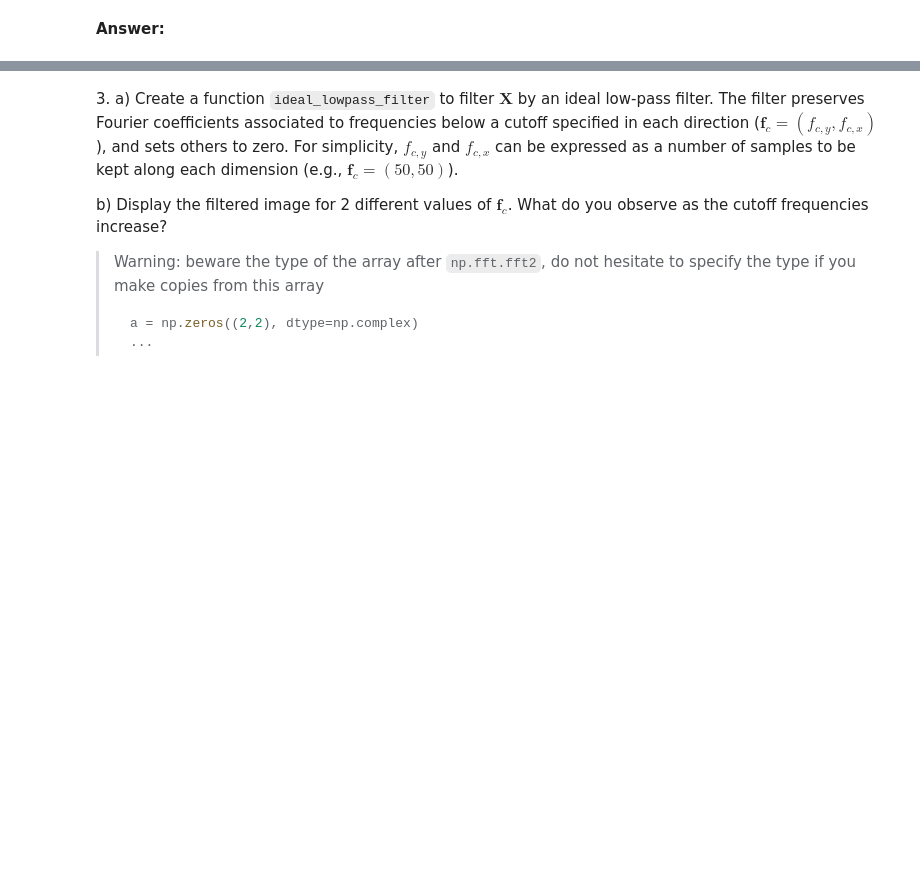
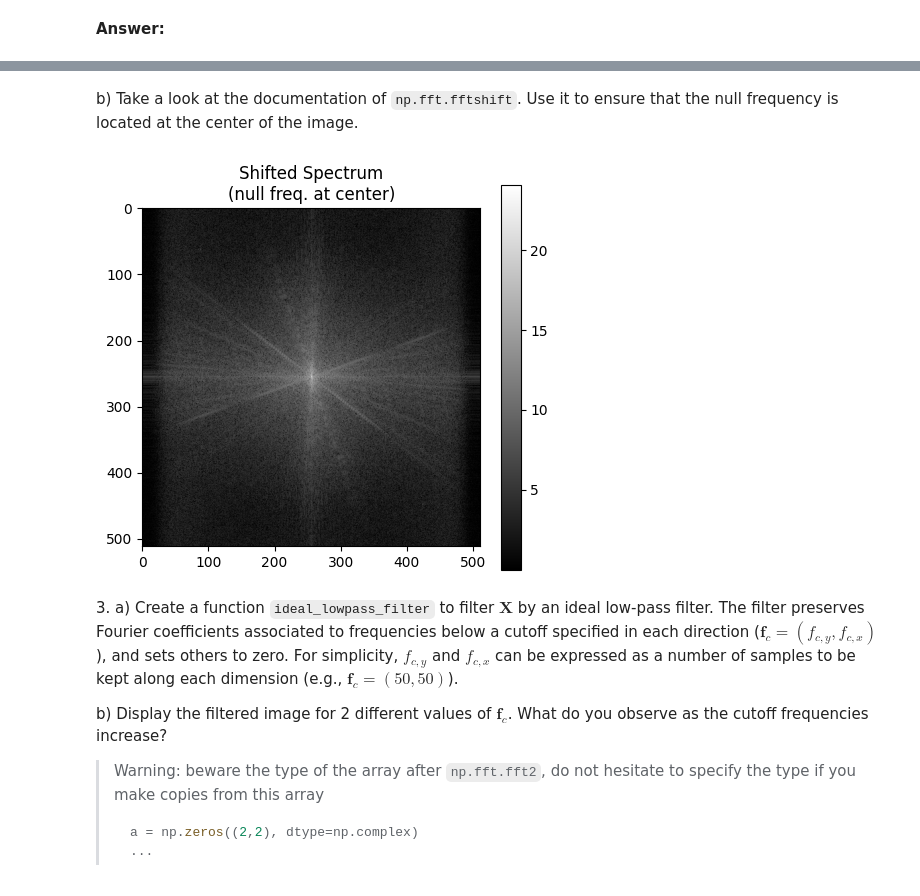
Before and after one commit to antoineamiel/python_sdia, a Jupyter notebook: Labs/Lab3/lab3.ipynb, the cells around one changed output, grey strips where cells are left out. Saved outputs shown, nothing was run; the diff lists cells and outputs as text; code cells hidden in the pictures; blank space fills up the shorter version.

```diff
--- a/Labs/Lab3/lab3.ipynb
+++ b/Labs/Lab3/lab3.ipynb
@@ -309,3 +311,18 @@ plt.show()
+# %% [markdown]
+b) Take a look at the documentation of `np.fft.fftshift`. Use it to ensure that the null frequency is located at the center of the image.
+# %%
+fft_img_shifted = np.fft.fftshift(fft_img)
+spectrum_shifted = np.abs(fft_img_shifted)**2
+
+# Display shifted spectrum in log scale
+plt.figure(figsize=(12, 5))
+plt.subplot(122)
+plt.imshow(np.log(spectrum_shifted + 1), cmap='gray')
+plt.title('Shifted Spectrum\n(null freq. at center)')
+plt.colorbar()
+plt.show()
+# %% [output]
+[figure, added]
 # %% [markdown]
 3\.
     a) Create a function `ideal_lowpass_filter` to filter $\mathbf{X}$ by an ideal low-pass filter. The filter preserves Fourier coefficients associated to frequencies below a cutoff specified in each direction ($\mathbf{f}_c = (f_{c,y}, f_{c,x})$), and sets others to zero. For simplicity, $f_{c,y}$ and $f_{c,x}$ can be expressed as a number of samples to be kept along each dimension (e.g., $\mathbf{f}_c = (50,50)$).
```
Also changed, not shown: parts of 12 cells of this notebook, 3 other files.
